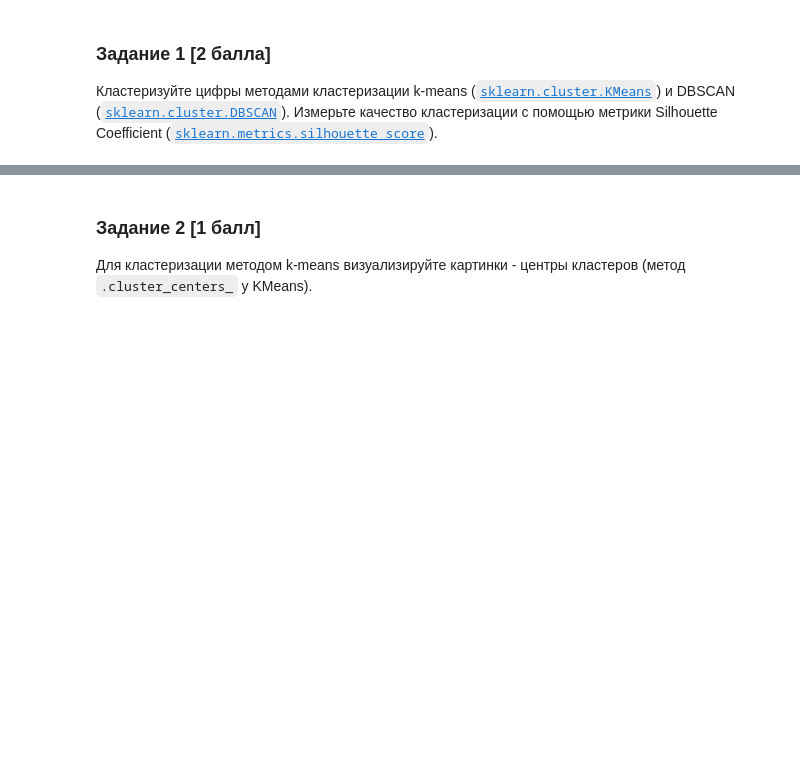
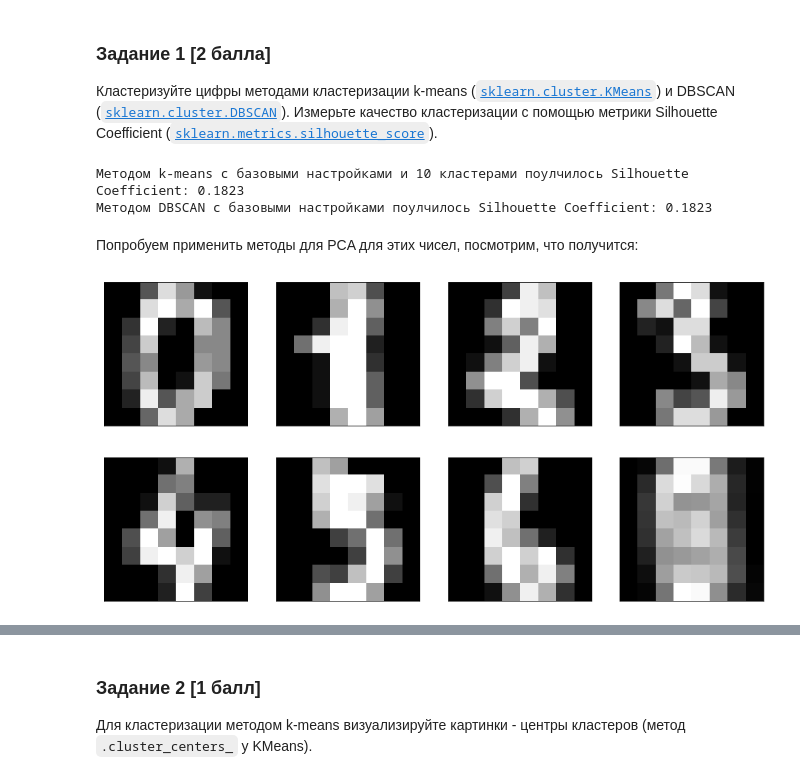
Before and after one commit to ksetdekov/ml_dpo_2021, a Jupyter notebook: hw/hw5/hw05.ipynb, the cells around one changed output, grey strips where cells are left out. Cells and saved outputs as stored; diff of their text form; code cells hidden in the pictures; blank space fills up the shorter version.

```diff
--- a/hw/hw5/hw05.ipynb
+++ b/hw/hw5/hw05.ipynb
@@ -88,0 +87,41 @@ from sklearn.metrics import silhouette_score
+# %%
+# kmeans
+kmeans_obj = KMeans(n_clusters=10)
+kmeans_res = kmeans_obj.fit_predict(digits)
+kmeans_silcoef = silhouette_score(digits, kmeans_res)
+
+# dbscan
+dbscan_obj = DBSCAN().fit(digits)
+dbscan_res = kmeans_obj.predict(digits)
+dbscan_silcoef = silhouette_score(digits, dbscan_res)
+
+print(f'Методом k-means с базовыми настройками и 10 кластерами поулчилось Silhouette Coefficient: {kmeans_silcoef:.4f}')
+print(f'Методом DBSCAN с базовыми настройками поулчилось Silhouette Coefficient: {dbscan_silcoef:.4f}')
+# %% [output]
+Методом k-means с базовыми настройками и 10 кластерами поулчилось Silhouette Coefficient: 0.1823
+Методом DBSCAN с базовыми настройками поулчилось Silhouette Coefficient: 0.1823
+# %% [markdown]
+Попробуем применить методы для PCA для этих чисел, посмотрим, что получится:
+# %%
+
+image_shape = (8, 8)
+
+mean_digit = digits.mean(axis=0)
+
+plt.figure(figsize=(16, 8))
+rows, cols = 2, 4
+n_samples = rows * cols
+for i in range(n_samples - 1):
+    plt.subplot(rows, cols, i + 1)
+    plt.imshow(digits[i, :].reshape(image_shape), interpolation='none',
+               cmap='gray')
+    plt.xticks(())
+    plt.yticks(())
+
+plt.subplot(rows, cols, n_samples)
+plt.imshow(mean_digit.reshape(image_shape), interpolation='none',
+           cmap='gray')
+plt.xticks(())
+_ = plt.yticks(())
+# %% [output]
+[figure, added]
```
Also changed, not shown: parts of 10 cells of this notebook.
